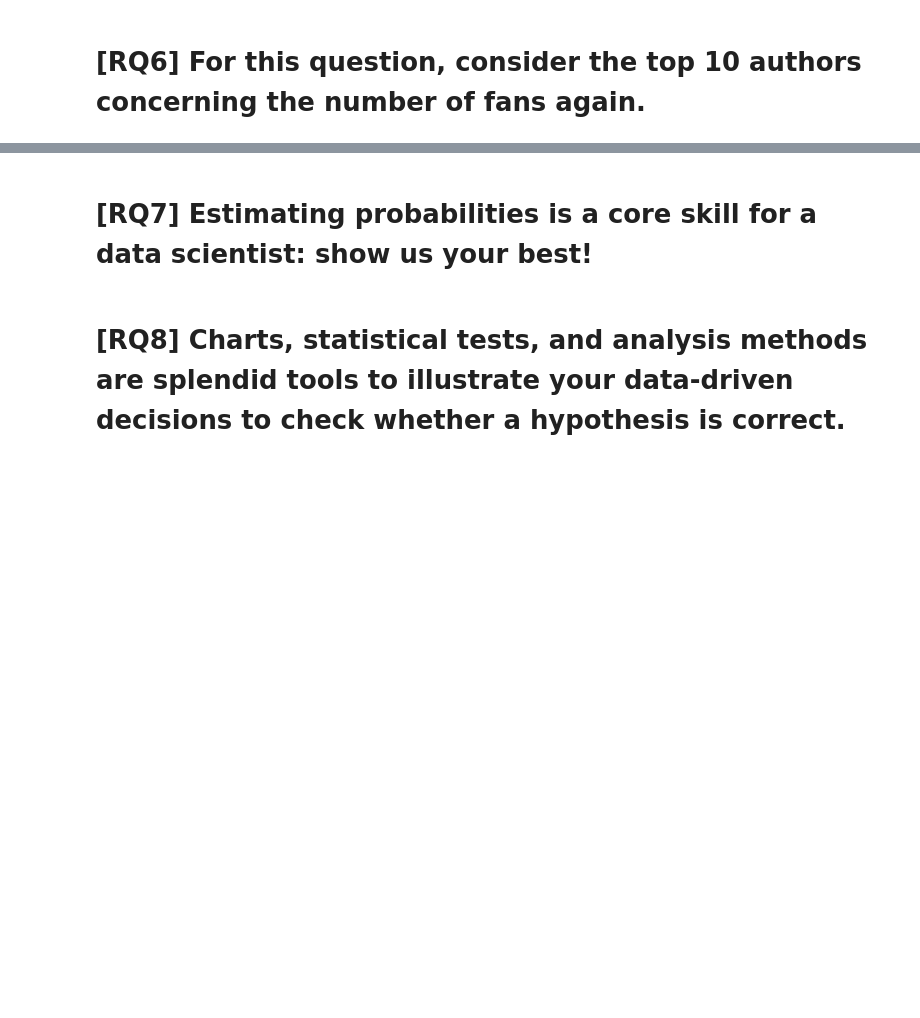
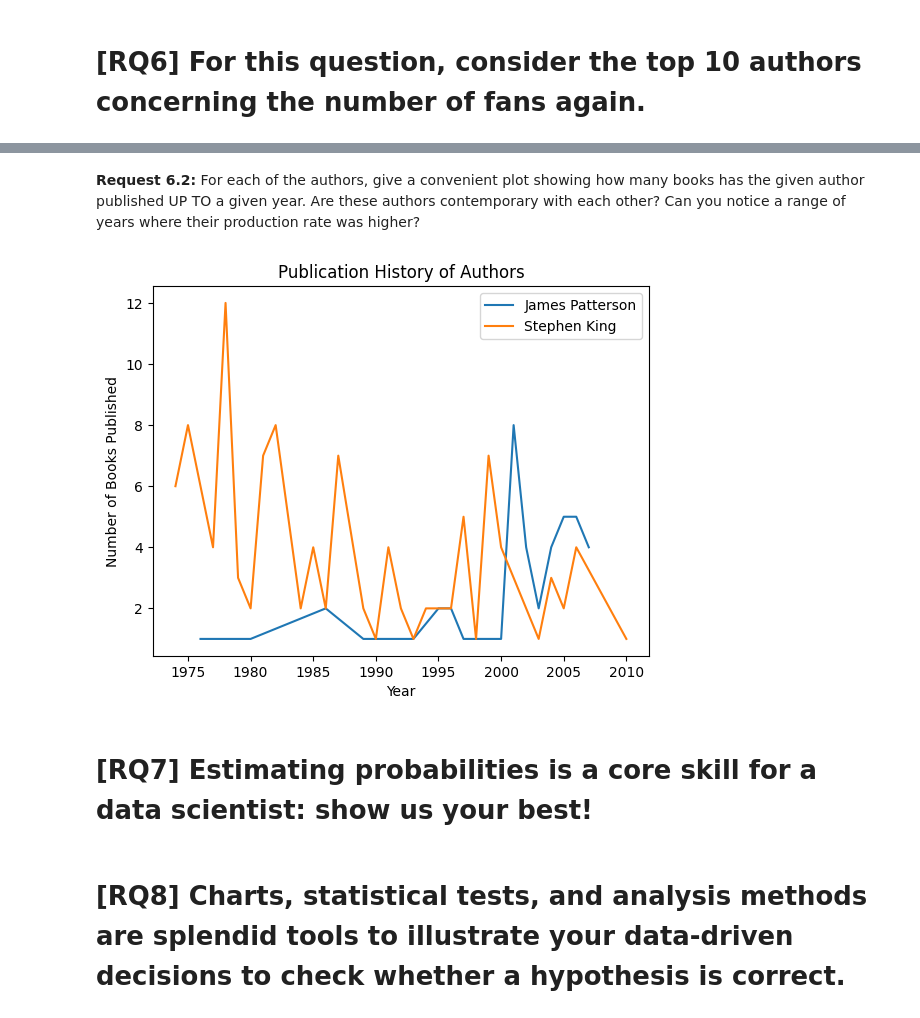
Before and after one commit to LorenzoPannacci/ADM-HW2, a Jupyter notebook: main.ipynb, the cells around one changed output, grey strips where cells are left out. Cells and saved outputs as stored; diff of their text form; code cells hidden in the pictures; blank space fills up the shorter version.

Commit message:
Rq5-Rq6
Both work but I need to fix some small details bc the original datasets need cleaning up.

```diff
--- a/main.ipynb
+++ b/main.ipynb
@@ -301,0 +425,15 @@ TROVATO
+# %%
+#Step 1: transform the publication date entry to datetime format
+
+top_authors_books["original_publication_date"] = pd.to_datetime(top_authors_books["original_publication_date"], format = 'mixed')
+
+#calculate time gap between consecutive "original" publications and add it into a column for all books
+top_authors_books["time_gap"] = top_authors_books.groupby(["author_id", "series_id"])["original_publication_date"].diff()
+
+# Calculate the average time gap for books in a series and not in a series, according to the new column created
+average_time_gap_series = top_authors_books[top_authors_books["series_id"].notna()]["time_gap"].mean()
+average_time_gap_non_series = top_authors_books[top_authors_books["series_id"].isna()]["time_gap"].mean()
+
+#print(f"Average Time Gap for Books in a Series: {average_time_gap_series}")
+#print(f"Average Time Gap for Books Not in a Series: {average_time_gap_non_series}")
+print(top_authors_books)
@@ -302,3 +447,23 @@ TROVATO
+# %% [markdown]
+**Request 6.2:** For each of the authors, give a convenient plot showing how many books has the given author published UP TO a given year. Are these authors contemporary with each other? Can you notice a range of years where their production rate was higher?
+# %%
+#define a new column using the datetime format of the original publication date
+top_authors_books['year'] = top_authors_books["original_publication_date"].dt.year
+writers_counts = top_authors_books.groupby(['author_name', 'year']).size().reset_index(name='Count')
+
+# Plot the publication history for each author
+writers = writers_counts['author_name'].unique()
+for writer in writers:
+    author_data = writers_counts[writers_counts['author_name'] == writer]
+    plt.plot(author_data['year'], author_data['Count'], label=writer)
+
+plt.title("Publication History of Authors")
+plt.xlabel("Year")
+plt.ylabel("Number of Books Published")
+plt.legend()
+plt.show()
+# %% [output]
+[figure, added]
 # %% [markdown]
 # [RQ7] Estimating probabilities is a core skill for a data scientist: show us your best!
 # %% [markdown]
```
Also changed, not shown: parts of 22 cells of this notebook.
